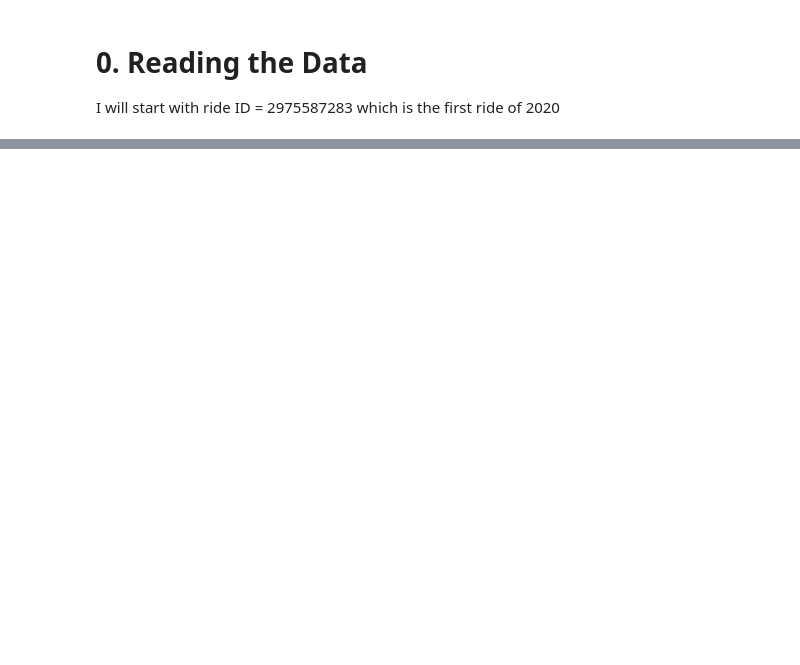
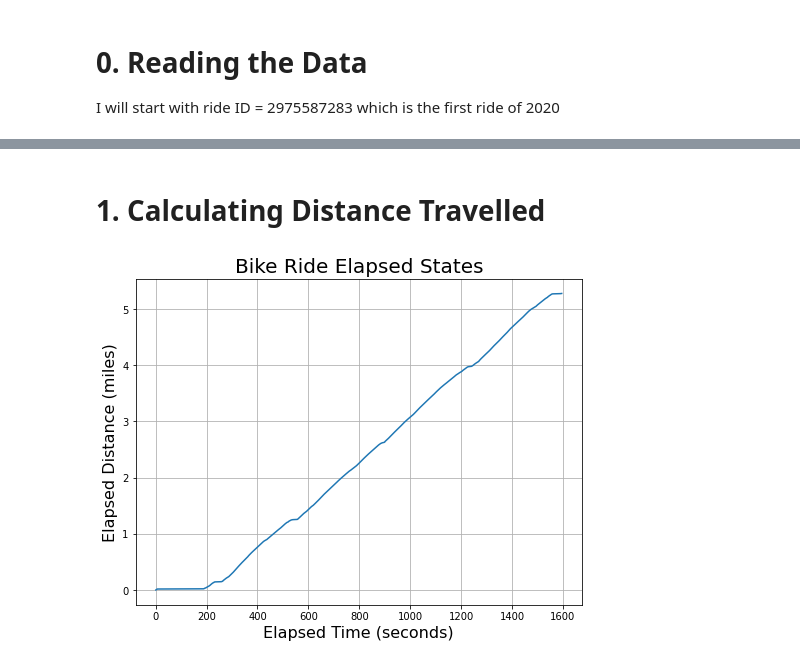
Before and after one commit to ericbauer55/strava-fitness, a Jupyter notebook: src/notebooks/3. Prototype Basic Enrichments.ipynb, the cells around one changed output, grey strips where cells are left out. Cells and saved outputs as stored; diff of their text form; code cells hidden in the pictures; blank space fills up the shorter version.

Commit message:
added delta and cumulative distance calculations

```diff
--- a/src/notebooks/3. Prototype Basic Enrichments.ipynb
+++ b/src/notebooks/3. Prototype Basic Enrichments.ipynb
@@ -46,0 +48,40 @@ df.info()
+# %% [markdown]
+# 1. Calculating Distance Travelled
+# %%
+from haversine import haversine
+
+def compute_distance(df, latitude='latitude', longitude='longitude', fill_first=0.0):
+    df = df.copy()
+    # Copy the previous values of Lat/Long to the current row for vectorized computation
+    df['lat_old'] = df[latitude].shift()
+    df['long_old'] = df[longitude].shift()
+
+    # Grab the relevant columns for distance calculation
+    df_gps = df[['lat_old', 'long_old', latitude, longitude]]
+
+    # Define an anonymous function to execute over each row to calculate the distance between rows
+    haversine_distance = lambda x: haversine((x[0], x[1]), (x[2], x[3]), unit='mi')
+
+    # Create the distance column, making sure to apply the function row-by-row
+    df['delta_dist'] = df_gps.apply(haversine_distance, axis=1)
+    df['delta_dist'] = df['delta_dist'].fillna(fill_first)
+
+    # Remove the old latitude and longitude columns
+    df.drop(['lat_old','long_old'], axis=1, inplace=True)
+    return df
+# %%
+df = compute_distance(df)
+# %%
+# compute the cumulative distance elapsed
+df['elapsed_distance'] = df['delta_dist'].cumsum()
+# %%
+# visualize the jumps of cumulative time
+fig = plt.figure(figsize=(8,6))
+
+_ = plt.plot(df['elapsed_time'], df['elapsed_distance'])
+_ = plt.xlabel('Elapsed Time (seconds)', fontsize=16)
+_ = plt.ylabel('Elapsed Distance (miles)', fontsize=16)
+_ = plt.title('Bike Ride Elapsed States', fontsize=20)
+_ = plt.grid()
+# %% [output]
+[figure, added]
```
Also changed, not shown: parts of 5 cells of this notebook.
